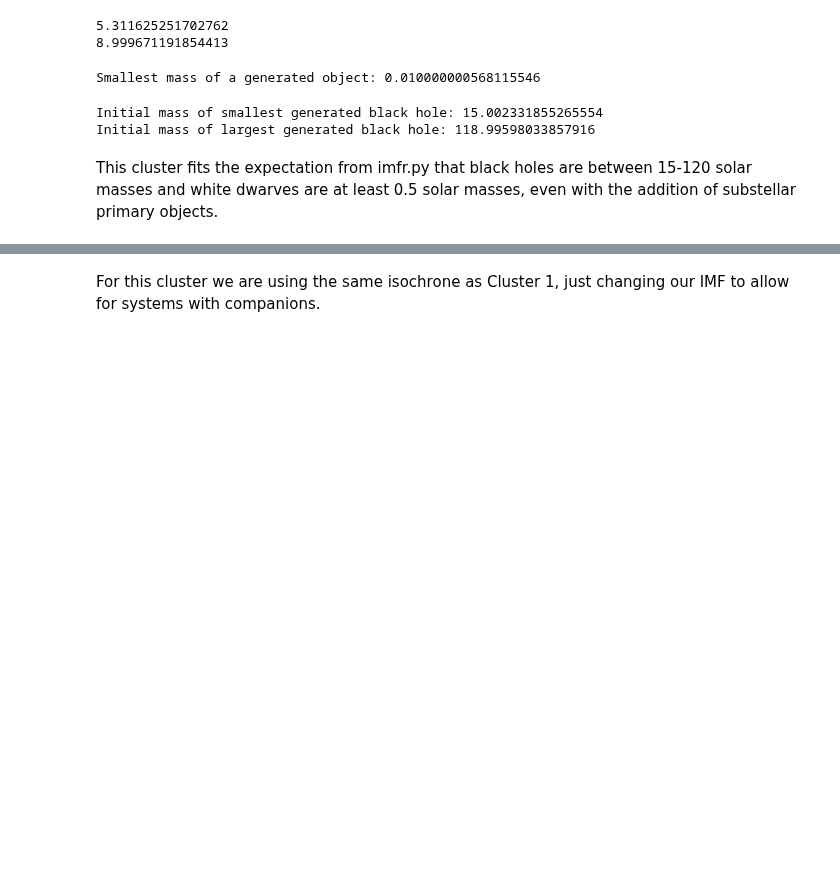
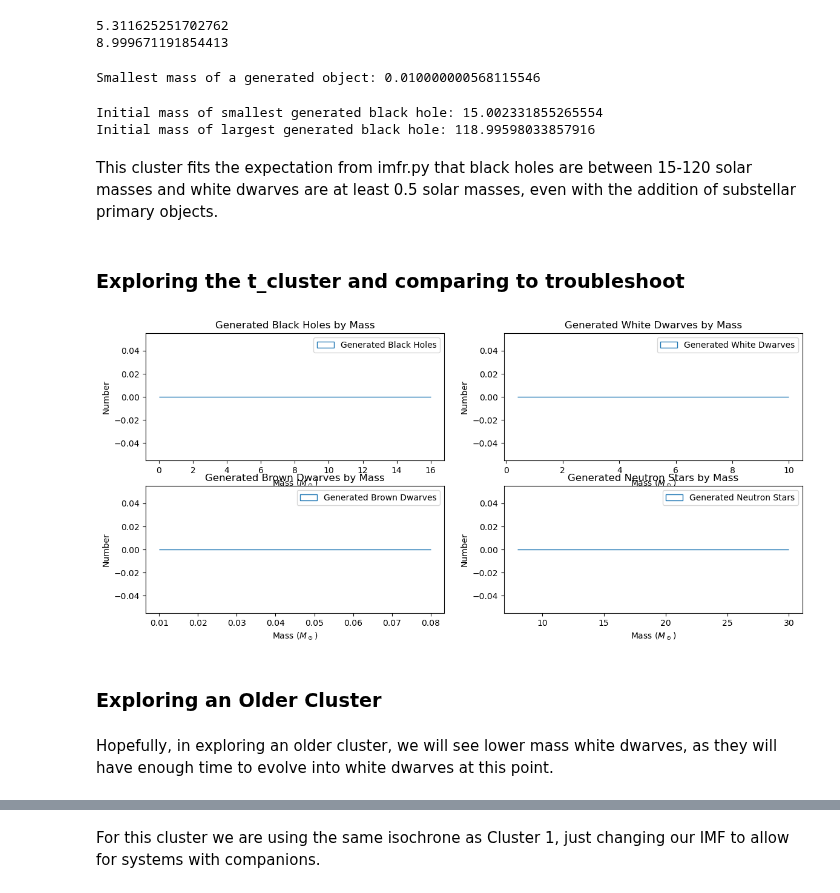
Before and after one commit to astropy/SPISEA, a Jupyter notebook: changes/Compact_Multiplicity.ipynb, the cells around one changed output, grey strips where cells are left out. Saved outputs shown, nothing was run; the diff lists cells and outputs as text; code cells hidden in the pictures; blank space fills up the shorter version.

```diff
--- a/changes/Compact_Multiplicity.ipynb
+++ b/changes/Compact_Multiplicity.ipynb
@@ -47,7 +47,9 @@ k_imf = imf.Weidner_Kroupa_2004()
 # Make cluster
 cluster_mass = 10**6
 k_cluster = synthetic.ResolvedCluster(my_iso, k_imf, cluster_mass, ifmr=my_ifmr)
+t_cluster = synthetic.ResolvedCluster(my_iso, k_imf, cluster_mass)
 
 # Get outputs
 k_out = k_cluster.star_systems
+t_out = t_cluster.star_systems
 # %% [output]
@@ -277,3 +343,58 @@ Initial mass of smallest generated black hole: 15.002331855265554
 Initial mass of largest generated black hole: 118.99598033857916
 # %% [markdown]
 This cluster fits the expectation from imfr.py that black holes are between 15-120 solar masses and white dwarves are at least 0.5 solar masses, even with the addition of substellar primary objects.
+# %% [markdown]
+### Exploring the t_cluster and comparing to troubleshoot
+# %%
+# Locate BHs, NSs and WDs
+t_bh = np.where(t_out['phase'] == 103)[0]
+t_ns = np.where(t_out['phase'] == 102)[0]
+t_wd = np.where(t_out['phase'] == 101)[0]
+t_bd = np.where(t_out['phase'] == 99)[0]
+
+# Plot on histograms
+bh_bins = np.linspace(0.01, 16, 20)
+wd_bins = np.linspace(0.4, 10, 20)
+bd_bins = np.linspace(0.01, 0.08, 8)
+ns_bins = np.linspace(8, 30, 20)
+
+plt.figure(figsize=(14,6))
+plt.subplot(2, 2, 1)
+plt.hist(t_out[t_bh]['mass'], histtype = 'step',
+        bins = bh_bins, label = 'Generated Black Holes')
+plt.title("Generated Black Holes by Mass")
+plt.xlabel('Mass ($M_\odot$)')
+plt.ylabel('Number')
+plt.legend()
+
+plt.subplot(2, 2, 2)
+plt.hist(t_out[t_wd]['mass'], histtype = 'step',
+        bins = wd_bins, label = 'Generated White Dwarves')
+plt.title("Generated White Dwarves by Mass")
+plt.xlabel('Mass ($M_\odot$)')
+plt.ylabel('Number')
+plt.legend()
+
+plt.subplot(2, 2, 3)
+plt.hist(t_out[t_bd]['mass'], histtype = 'step',
+        bins = bd_bins, label = 'Generated Brown Dwarves')
+plt.title("Generated Brown Dwarves by Mass")
+plt.xlabel('Mass ($M_\odot$)')
+plt.ylabel('Number')
+plt.legend()
+
+plt.subplot(2, 2, 4)
+plt.hist(t_out[t_ns]['mass'], histtype = 'step',
+        bins = ns_bins, label = 'Generated Neutron Stars')
+plt.title("Generated Neutron Stars by Mass")
+plt.xlabel('Mass ($M_\odot$)')
+plt.ylabel('Number')
+plt.legend()
+
+plt.show()
+# %% [output]
+[figure, added]
+# %% [markdown]
+### Exploring an Older Cluster
+# %% [markdown]
+Hopefully, in exploring an older cluster, we will see lower mass white dwarves, as they will have enough time to evolve into white dwarves at this point.
```
Also changed, not shown: parts of 26 cells of this notebook.
